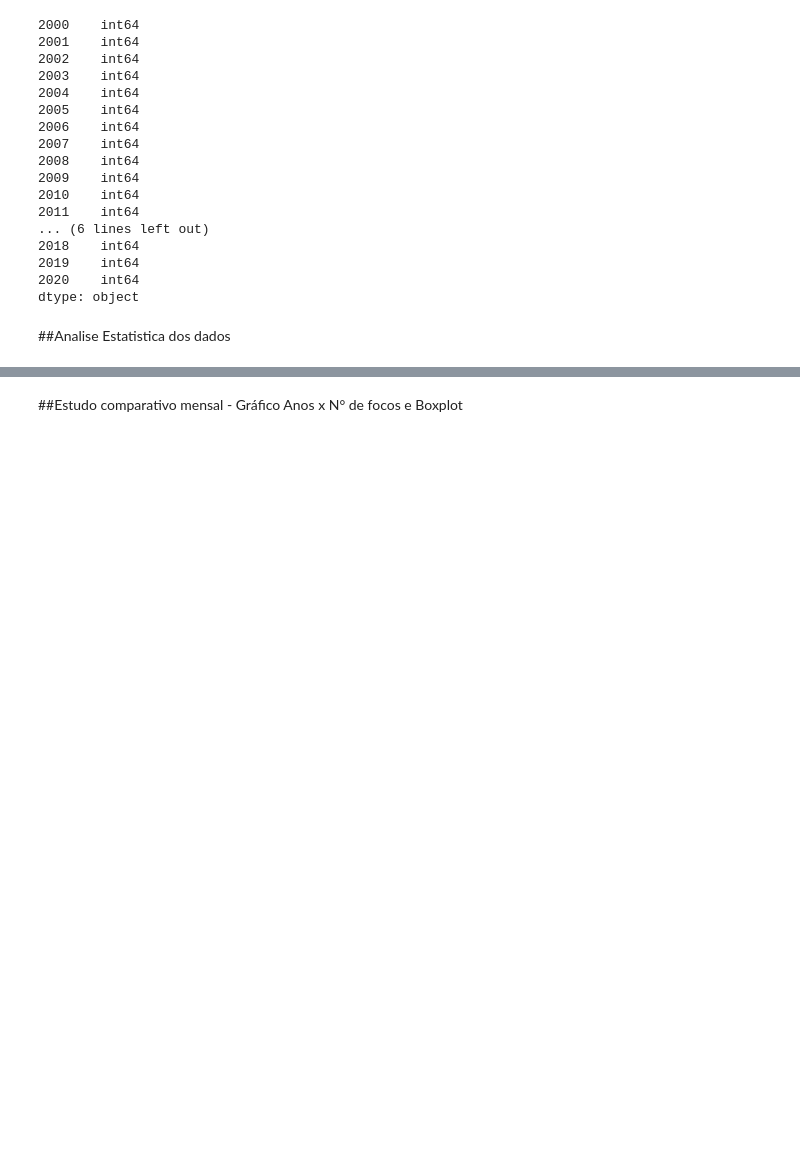
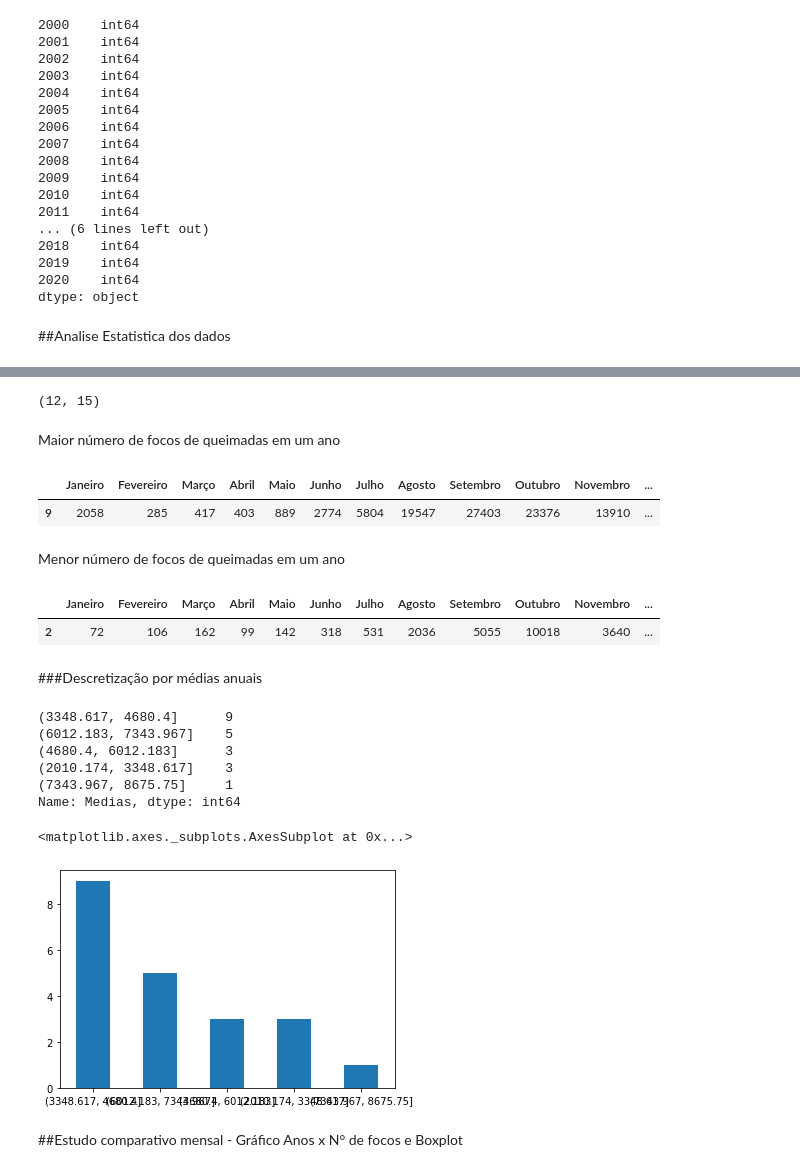
Before and after one commit to wanderson-r-marques/analise-dos-dados-de-queimadas, a Jupyter notebook: Analise_Nordeste.ipynb, the cells around one changed output, grey strips where cells are left out. Saved outputs shown, nothing was run; the diff lists cells and outputs as text; code cells hidden in the pictures; blank space fills up the shorter version.

```diff
--- a/Analise_Nordeste.ipynb
+++ b/Analise_Nordeste.ipynb
@@ -169,3 +237,42 @@ df.describe()
+# %%
+#Verificação do número de anos abaixo da média anual
+df[df.Medias<=mediaAnual].shape
+# %% [output]
+(12, 15)
+# %% [markdown]
+Maior número de focos de queimadas em um ano
+# %%
+maxAnual = df.Total.max()
+df[df.Total == maxAnual]
+# %% [output]
+|  | Janeiro | Fevereiro | Março | Abril | Maio | Junho | Julho | Agosto | Setembro | Outubro | Novembro | ... |
+| 9 | 2058 | 285 | 417 | 403 | 889 | 2774 | 5804 | 19547 | 27403 | 23376 | 13910 | ... |
+# %% [markdown]
+Menor número de focos de queimadas em um ano
+# %%
+minAnual = df.Total.min()
+df[df.Total == minAnual]
+# %% [output]
+|  | Janeiro | Fevereiro | Março | Abril | Maio | Junho | Julho | Agosto | Setembro | Outubro | Novembro | ... |
+| 2 | 72 | 106 | 162 | 99 | 142 | 318 | 531 | 2036 | 5055 | 10018 | 3640 | ... |
+# %% [markdown]
+###Descretização por médias anuais
+# %%
+counts = pd.cut(df['Medias'], 5).value_counts()
+counts
+# %% [output]
+(3348.617, 4680.4]      9
+(6012.183, 7343.967]    5
+(4680.4, 6012.183]      3
+(2010.174, 3348.617]    3
+(7343.967, 8675.75]     1
+Name: Medias, dtype: int64
+# %%
+counts
+counts.plot.bar(rot = 0)
+# %% [output]
+<matplotlib.axes._subplots.AxesSubplot at 0x...>
+[figure, added]
 # %% [markdown]
 ##Estudo comparativo mensal - Gráfico Anos x N° de focos e Boxplot
 # %%
```
Also changed, not shown: parts of 40 cells of this notebook.
